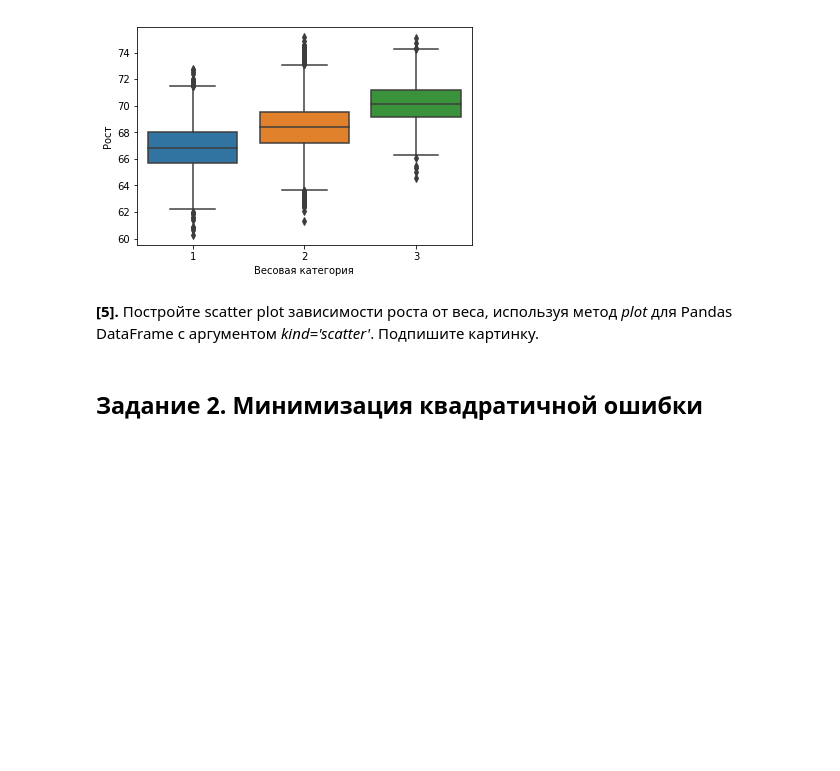
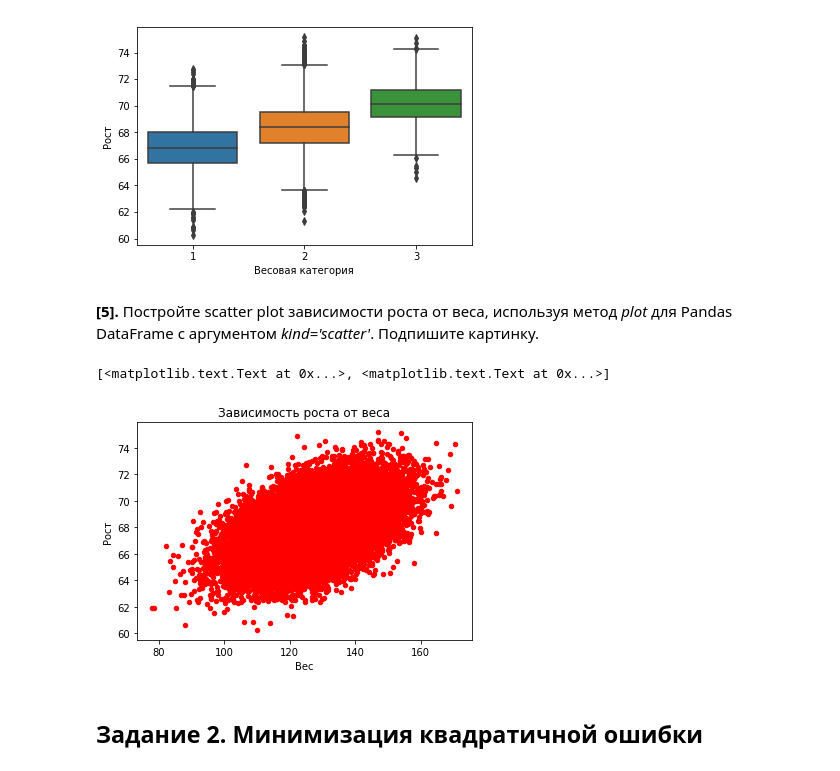
Before and after one commit to sevaspb/mipt_ya_ml_spec, a Jupyter notebook: supervised-learning/week-1/peer_review_linreg_height_weight.ipynb, the cells around one changed output. Drawn from its saved outputs; the diff is of its cells as text; code cells hidden in the pictures; blank space fills up the shorter version.

```diff
--- a/supervised-learning/week-1/peer_review_linreg_height_weight.ipynb
+++ b/supervised-learning/week-1/peer_review_linreg_height_weight.ipynb
@@ -104,9 +104,13 @@ ax.set(xlabel='Весовая категория', ylabel='Рост')
 # %% [markdown]
 **[5].** Постройте scatter plot зависимости роста от веса, используя метод *plot* для Pandas DataFrame с аргументом *kind='scatter'*. Подпишите картинку.
 # %%
-ax = data.plot(y='Height', kind='scatter',
+def plotCloud(data):
+  ax = data.plot(x='Weight', y='Height', kind='scatter',
            color='red',  title='Зависимость роста от веса')
-ax.set(xlabel='Весовая категория', ylabel='Рост')
+  ax.set(xlabel='Вес', ylabel='Рост')
+# %% [output]
+[<matplotlib.text.Text at 0x...>, <matplotlib.text.Text at 0x...>]
+[figure, added]
 # %% [markdown]
 ## Задание 2. Минимизация квадратичной ошибки
 # %% [markdown]
```
Also changed, not shown: parts of 4 cells of this notebook.
